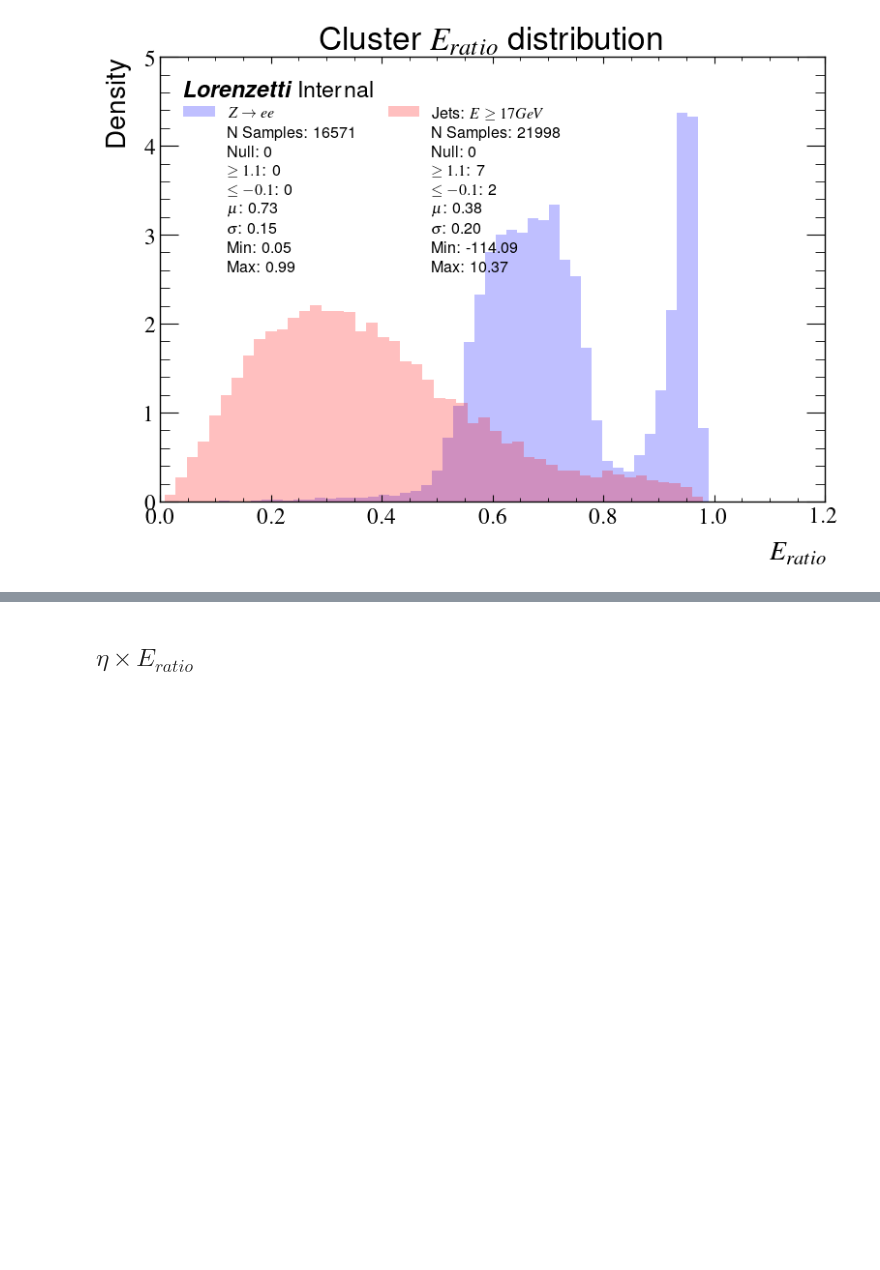
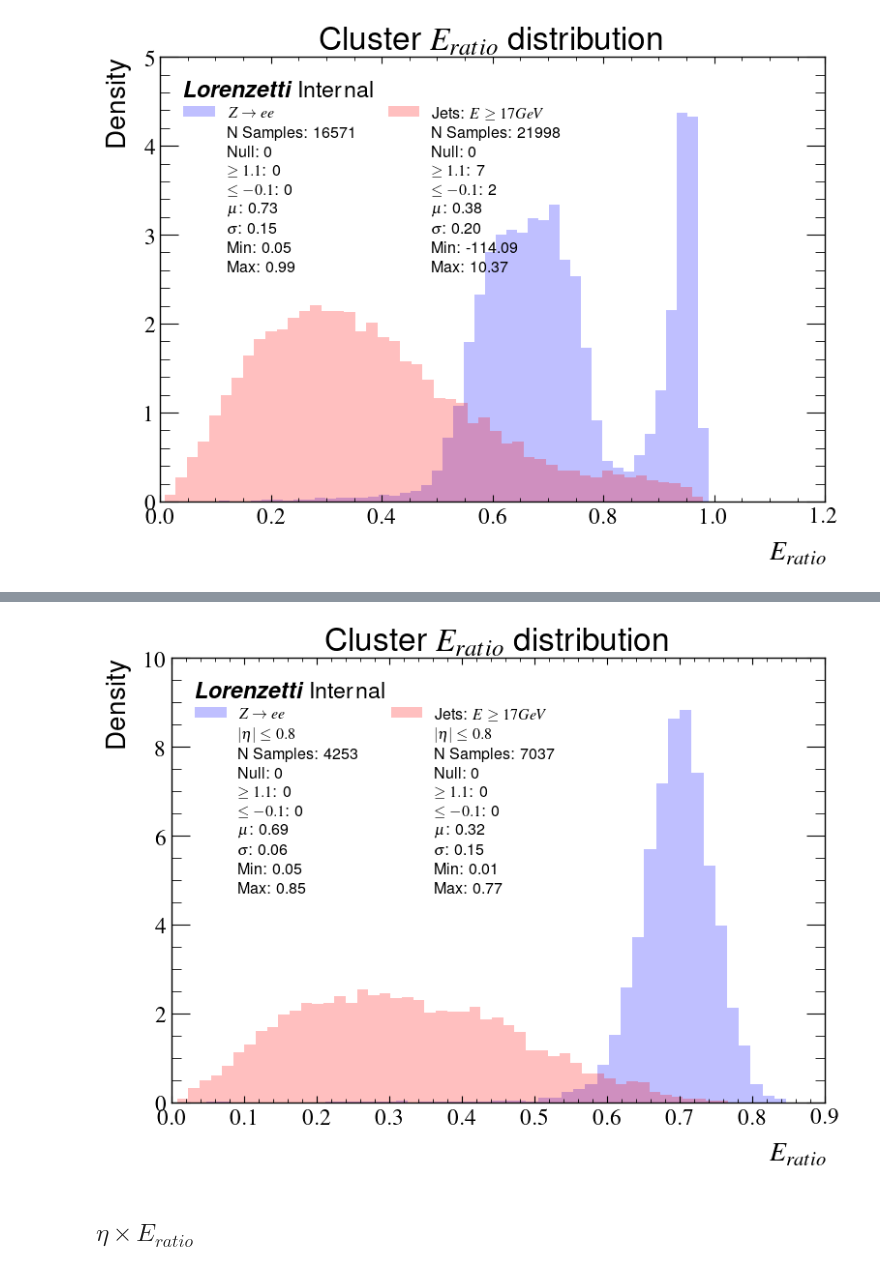
Before and after one commit to lucasbanunes/boosted-lorenzetti, a Jupyter notebook: cluster_profile.ipynb, the cells around one changed output, grey strips where cells are left out. Saved outputs shown, nothing was run; the diff lists cells and outputs as text; code cells hidden in the pictures; blank space fills up the shorter version.

Commit message:
Adds extra eratio plot to cluster_profile.ipynb

```diff
--- a/cluster_profile.ipynb
+++ b/cluster_profile.ipynb
@@ -301,3 +297,58 @@ fig.savefig(output_dir/'cl_eratio_distribution.png', bbox_inches='tight', dpi=30
 2025-04-19 15:36:04 | INFO | root | 1566705096 | 5 | Plotting dataset zee
 2025-04-19 15:36:04 | INFO | root | 1566705096 | 5 | Plotting dataset jf17
 [figure]
+# %%
+col_name = 'cl_eratio'
+xlabel = '$E_{{ratio}}$'
+eta_limit = 0.8
+fig, ax = plt.subplots()
+for name, dataset_info in datasets.items():
+    logging.info(f'Plotting dataset {name}')
+    plotdata = dataset_info['ntuple_pdf'][col_name]
+    in_eta_range = dataset_info['ntuple_pdf']['cl_eta'].abs() <= eta_limit
+    plotdata = plotdata[in_eta_range]
+    over_limit = plotdata >= 1.1
+    under_limit = plotdata <= -0.1
+    is_null = plotdata.isnull()
+    valid_samples = ~over_limit & ~under_limit & ~is_null
+    valid_plotdata = plotdata[valid_samples]
+    lplt.histplot(
+        valid_plotdata,
+        nbins=50,
+        ax=ax,
+        metrics=False,
+        ax_set=dict(
+            xlabel=xlabel,
+            ylabel='Density',
+            title=f'Cluster {xlabel} distribution',
+        ),
+        hist_kwargs=dict(
+            histtype='stepfilled',
+            label=dataset_info['label'],
+            color=dataset_info['color'],
+            density=True,
+            alpha=0.25
+        )
+    )
+    ax.plot([], [], ' ', label=f'$|\\eta| \leq {eta_limit}$')
+    ax.plot([], [], ' ', label=f'N Samples: {len(plotdata)}')
+    ax.plot([], [], ' ', label=f'Null: {is_null.sum()}')
+    ax.plot([], [], ' ', label=f'$\\geq 1.1$: {over_limit.sum()}')
+    ax.plot([], [], ' ', label=f'$\\leq -0.1$: {under_limit.sum()}')
+    ax.plot([], [], ' ', label=f'$\\mu$: {valid_plotdata.mean():.2f}')
+    ax.plot([], [], ' ', label=f'$\\sigma$: {valid_plotdata.std():.2f}')
+    ax.plot([], [], ' ', label=f'Min: {plotdata.min():.2f}')
+    ax.plot([], [], ' ', label=f'Max: {plotdata.max():.2f}')
+ax.legend(
+    title=('\\textbf{{\\textit{{Lorenzetti}}}} Internal'),
+    alignment='left',
+    facecolor='white',
+    ncols=len(datasets),
+    title_fontproperties=dict(size='large'),
+    fontsize='small',
+    loc='upper left'
+)
+fig.tight_layout()
+fig.savefig(output_dir/f'cl_eratio__abs_cl_eta_lower_{eta_limit}_distribution.png',
+            bbox_inches='tight', dpi=300)
+# %% [output]
@@ -304,3 +357,4 @@ fig.savefig(output_dir/'cl_eratio_distribution.png', bbox_inches='tight', dpi=30
+[figure, added]
 # %% [markdown]
 ## $\eta \times E_{ratio}$
 # %%
```
Also changed, not shown: parts of 5 cells of this notebook.
